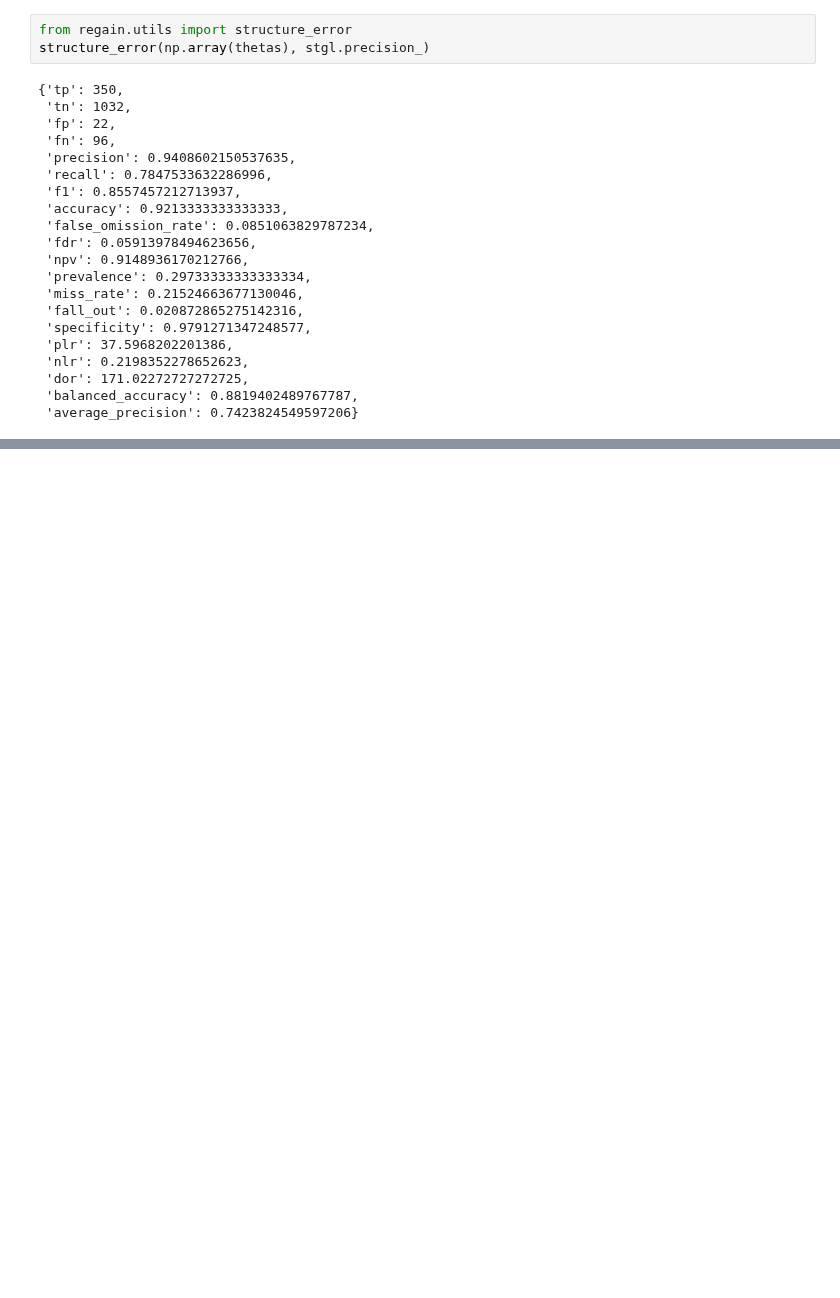
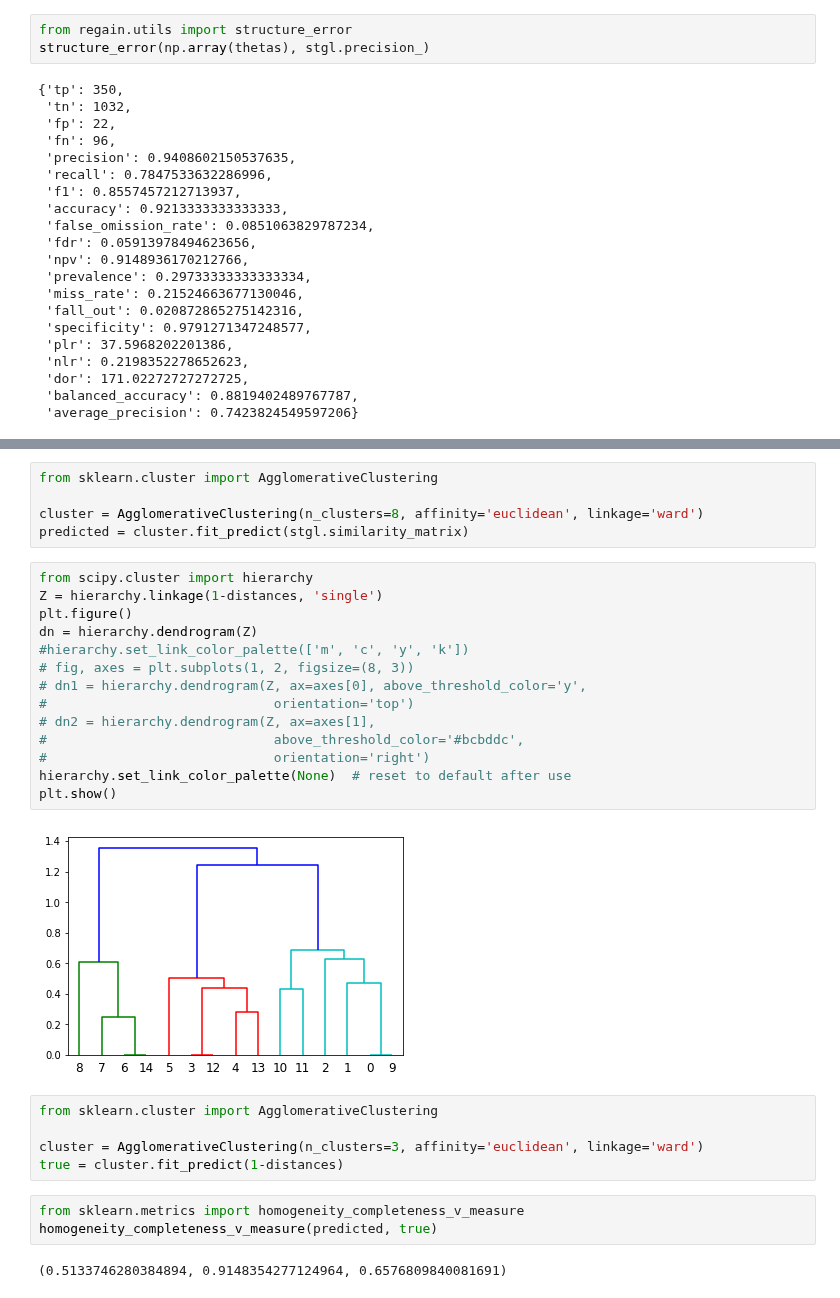
Before and after one commit to fdtomasi/regain, a Jupyter notebook: notebooks/graph-clustering/Cluster-based data generation.ipynb, the cells around one changed output, grey strips where cells are left out. Drawn from its saved outputs; the diff is of its cells as text; blank space fills up the shorter version.

```diff
--- a/notebooks/graph-clustering/Cluster-based data generation.ipynb
+++ b/notebooks/graph-clustering/Cluster-based data generation.ipynb
@@ -342,0 +360,31 @@ structure_error(np.array(thetas), stgl.precision_)
+# %%
+from sklearn.cluster import AgglomerativeClustering
+
+cluster = AgglomerativeClustering(n_clusters=8, affinity='euclidean', linkage='ward')
+predicted = cluster.fit_predict(stgl.similarity_matrix)
+# %%
+from scipy.cluster import hierarchy
+Z = hierarchy.linkage(1-distances, 'single')
+plt.figure()
+dn = hierarchy.dendrogram(Z)
+#hierarchy.set_link_color_palette(['m', 'c', 'y', 'k'])
+# fig, axes = plt.subplots(1, 2, figsize=(8, 3))
+# dn1 = hierarchy.dendrogram(Z, ax=axes[0], above_threshold_color='y',
+#                             orientation='top')
+# dn2 = hierarchy.dendrogram(Z, ax=axes[1],
+#                             above_threshold_color='#bcbddc',
+#                             orientation='right')
+hierarchy.set_link_color_palette(None)  # reset to default after use
+plt.show()
+# %% [output]
+[figure, added]
+# %%
+from sklearn.cluster import AgglomerativeClustering
+
+cluster = AgglomerativeClustering(n_clusters=3, affinity='euclidean', linkage='ward')
+true = cluster.fit_predict(1-distances)
+# %%
+from sklearn.metrics import homogeneity_completeness_v_measure
+homogeneity_completeness_v_measure(predicted, true)
+# %% [output]
+(0.5133746280384894, 0.9148354277124964, 0.6576809840081691)
```
Also changed, not shown: parts of 2 cells of this notebook, 8 other files.
